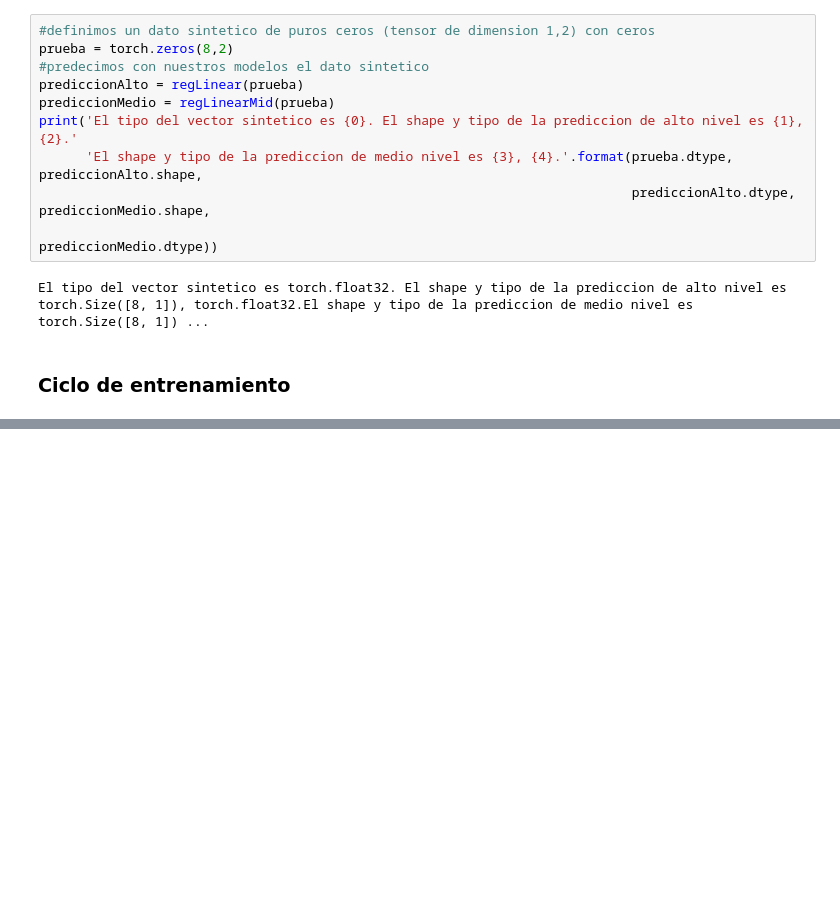
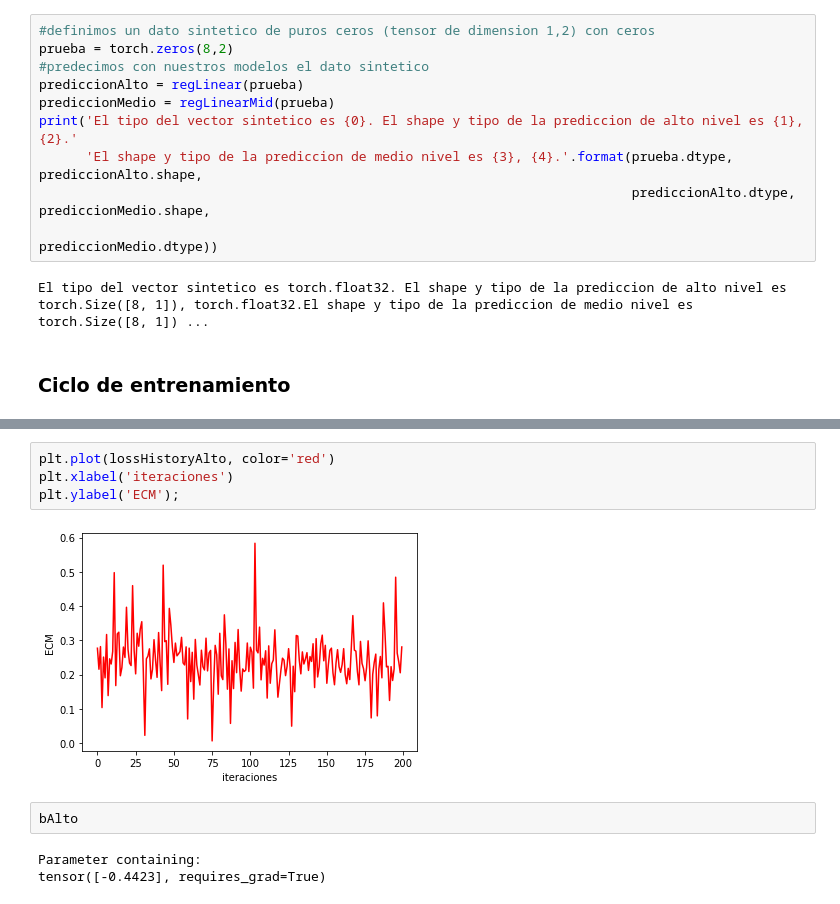
Before and after one commit to Pedri0/DeepLearning_Tarea1, a Jupyter notebook: 3 Regresion Lineal con PyTorch.ipynb, the cells around one changed output, grey strips where cells are left out. Saved outputs shown, nothing was run; the diff lists cells and outputs as text; blank space fills up the shorter version.

```diff
--- a/3 Regresion Lineal con PyTorch.ipynb
+++ b/3 Regresion Lineal con PyTorch.ipynb
@@ -232,0 +234,11 @@ plt.show()
+# %%
+plt.plot(lossHistoryAlto, color='red')
+plt.xlabel('iteraciones')
+plt.ylabel('ECM');
+# %% [output]
+[figure, added]
+# %%
+bAlto
+# %% [output]
+Parameter containing:
+tensor([-0.4423], requires_grad=True)
```
Also changed, not shown: parts of 6 cells of this notebook.
